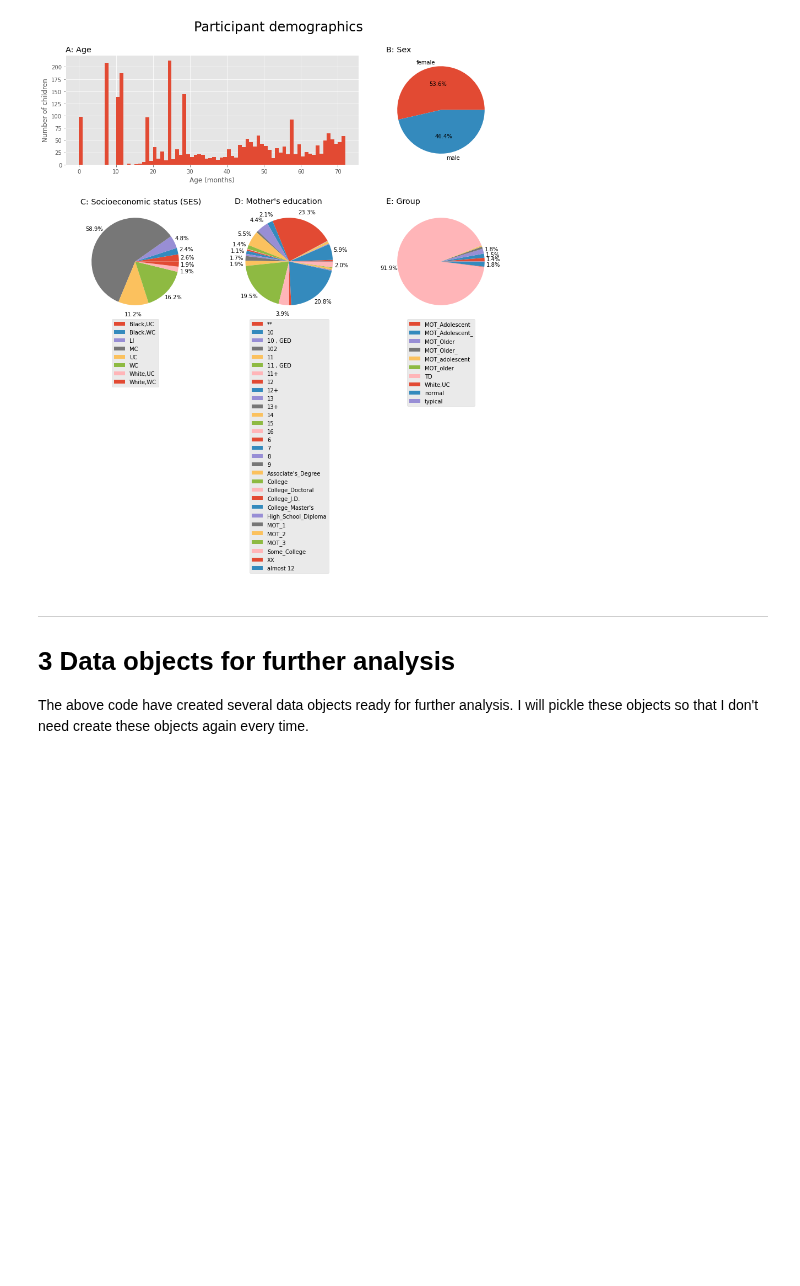
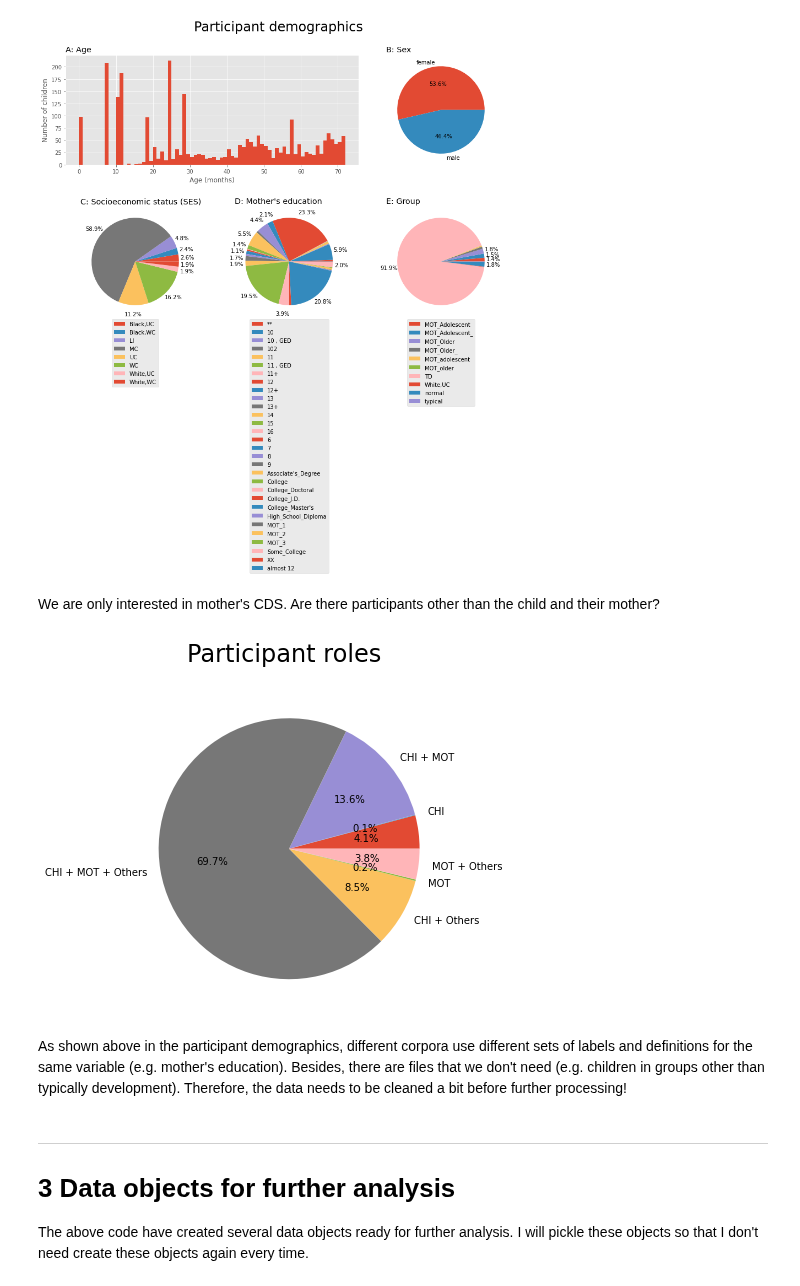
Before and after one commit to Data-Science-for-Linguists-2022/Child-Vocab-Development, a Jupyter notebook: data_curation.ipynb, the cells around one changed output. Saved outputs shown, nothing was run; the diff lists cells and outputs as text; code cells hidden in the pictures; blank space fills up the shorter version.

```diff
--- a/data_curation.ipynb
+++ b/data_curation.ipynb
@@ -668,8 +671,35 @@ fig.suptitle('Participant demographics', fontsize = 24)
 plt.show()
 # %% [output]
 [figure]
+# %% [markdown]
+We are only interested in mother's CDS. Are there participants other than the child and their mother?
 # %%
-participants_count = data_idx.groupby('sex').aggregate('count').file_path[1:]
+participants_ser = data_idx.participants.map(list)
+
+for participants in participants_ser:
+    for idx, role in enumerate(participants):
+        if role != 'CHI' and role != 'MOT':
+            participants[idx] = 'Others'
+    participants.sort()
+
+# Convert list in each series item to set to remove repeated elements
+participants_ser = participants_ser.map(set)
+
+# Since .groupby() method doesn't work on set, convert set to string first.
+# Convert set to string by joining all items in the set
+participants_ser = participants_ser.map(' + '.join)
+
+# Count files by participant roles
+participant_count = participants_ser.groupby(participants_ser).aggregate('count')
+
+fig = plt.figure(figsize=(6,6))
+plt.pie(participant_count, labels=participant_count.index, autopct='%1.1f%%')
+fig.suptitle('Participant roles', fontsize=24)
+plt.show()
+# %% [output]
+[figure, added]
+# %% [markdown]
+As shown above in the participant demographics, different corpora use different sets of labels and definitions for the same variable (e.g. mother's education). Besides, there are files that we don't need (e.g. children in groups other than typically development). Therefore, the data needs to be cleaned a bit before further processing!
 # %% [markdown]
 ---
 
```
Also changed, not shown: parts of 4 cells of this notebook.
